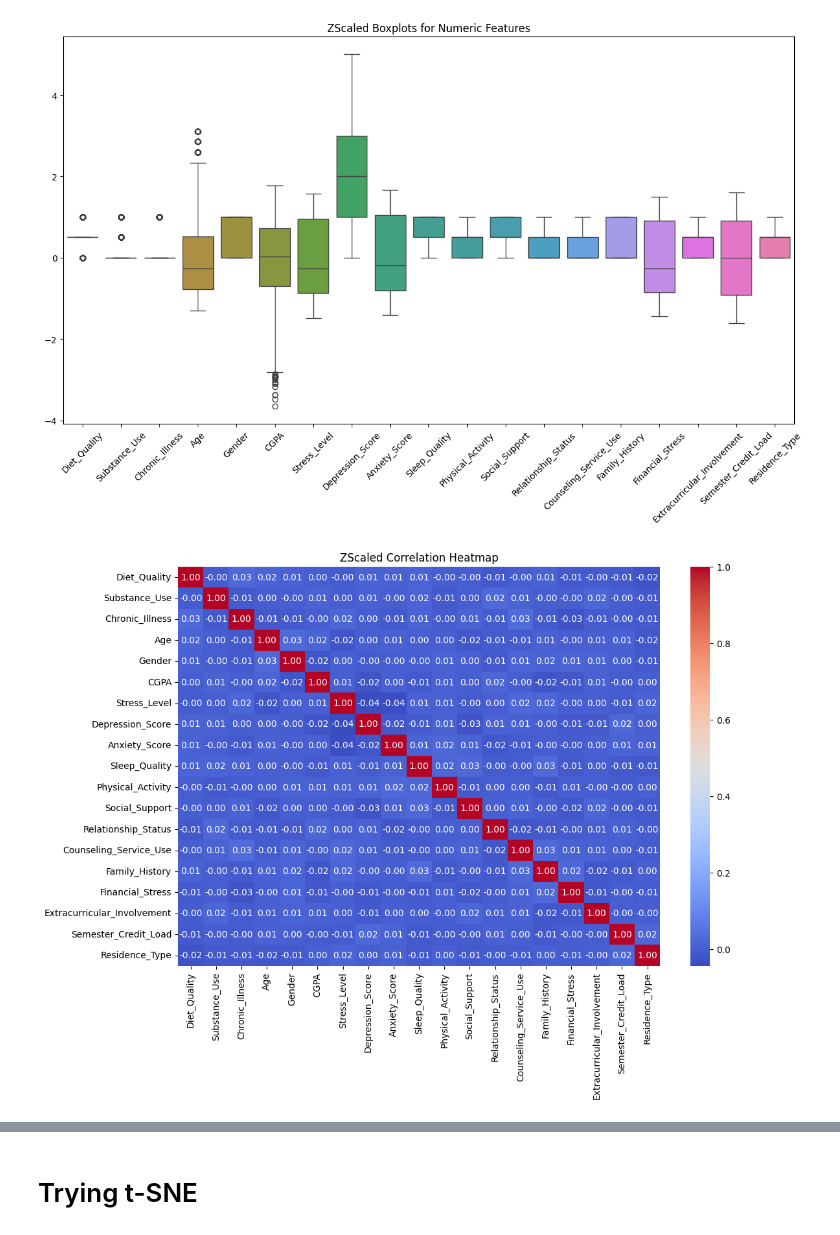
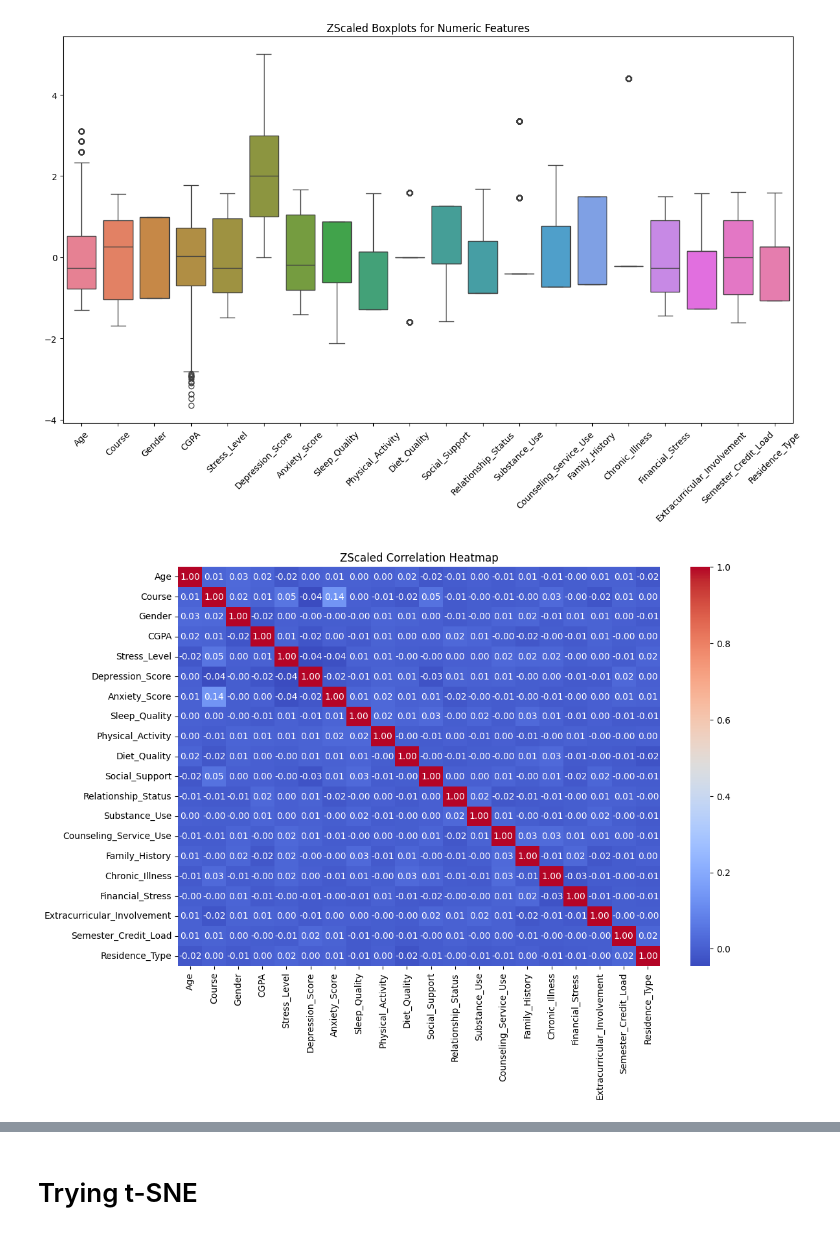
Before and after one commit to ReehalS/student-mental-health-model, a Jupyter notebook: Code/EDA.ipynb, the cells around one changed output, grey strips where cells are left out. Drawn from its saved outputs; the diff is of its cells as text; code cells hidden in the pictures.

```diff
--- a/Code/EDA.ipynb
+++ b/Code/EDA.ipynb
@@ -80,6 +50,10 @@ freq_map = {'Never': 0, 'Occasionally': 0.5, None:None, 'Frequently': 1}
 good_bad_map = {'Good': 1, 'Poor': 0,'Average':0.5}
 relationship_map = {'Married': 1, 'Single': 0, 'In a Relationship':0.5}
 housing_map = {'On-Campus': 0, 'Off-Campus': 0.5, 'With Family': 1}
+
+major_map ={'Engineering': 0, 'Business': 1/5, 'Computer Science': 2/5, 'Medical': 3/5, 'Law': 4/5, 'Others':5/5}
+
+df['Gender'] = df['Gender'].apply(lambda x:  1 if x=='Male' else 0)
 
 for column in mod_low_high:
     df[column] = df[column].map(mod_low_high_mapping)
@@ -95,5 +69,14 @@ for column in good_bad:
 
 df['Relationship_Status'] = df['Relationship_Status'].map(relationship_map)
 df['Residence_Type'] = df['Residence_Type'].map(housing_map)
+df['Course'] = df['Course'].map(major_map)
 
 df = df.dropna()
+
+df.to_csv('../Data/main_df.csv',index=False)
+
+
+for column in df.columns:
+    unique_values = df[column].unique()
+    print(f"Unique values in '{column}':")
+    print(unique_values)
@@ -125,13 +109,14 @@ Unique values in 'Residence_Type':
 from sklearn.preprocessing import MinMaxScaler, StandardScaler
 
 column_names= ['Age', 'CGPA', 'Stress_Level', 'Anxiety_Score', 'Semester_Credit_Load', 'Financial_Stress']
+standard_scaling_col_names =['Course','Diet_Quality', 'Substance_Use', 'Chronic_Illness','Age', 'Gender', 'CGPA', 'Stress_Level', 'Anxiety_Score', 'Sleep_Quality', 'Physical_Activity', 'Social_Support', 'Relationship_Status', 'Counseling_Service_Use', 'Family_History', 'Financial_Stress', 'Extracurricular_Involvement', 'Semester_Credit_Load', 'Residence_Type']
 
 Zscaler = StandardScaler()
 minMaxScaler = MinMaxScaler()
 df_Zscaled = df.copy()
 df_MinMaxScaled= df.copy()
 
-df_Zscaled[column_names] = Zscaler.fit_transform(df[column_names])
+df_Zscaled[standard_scaling_col_names] = Zscaler.fit_transform(df[standard_scaling_col_names])
 df_MinMaxScaled[column_names] = minMaxScaler.fit_transform(df[column_names])
 
 df_Zscaled.hist(bins=20, figsize=(15, 10))
@@ -154,32 +145,31 @@ plt.plot(df['Course'].unique(), df['Course'].value_counts())
 # %%
 all_cols =['Age', 'Course', 'Gender', 'CGPA', 'Stress_Level', 'Depression_Score', 'Anxiety_Score', 'Sleep_Quality', 'Physical_Activity', 'Diet_Quality', 'Social_Support', 'Relationship_Status', 'Substance_Use', 'Counseling_Service_Use', 'Family_History', 'Chronic_Illness', 'Financial_Stress', 'Extracurricular_Involvement', 'Semester_Credit_Load', 'Residence_Type']
-cols_to_graph =['Diet_Quality', 'Substance_Use', 'Chronic_Illness','Age', 'Gender', 'CGPA', 'Stress_Level', 'Depression_Score', 'Anxiety_Score', 'Sleep_Quality', 'Physical_Activity', 'Social_Support', 'Relationship_Status', 'Counseling_Service_Use', 'Family_History', 'Financial_Stress', 'Extracurricular_Involvement', 'Semester_Credit_Load', 'Residence_Type']
 
 # Z_Scaled
 plt.figure(figsize=(15, 8))
-sns.boxplot(data=df_Zscaled[cols_to_graph])
+sns.boxplot(data=df_Zscaled[all_cols])
 plt.title('ZScaled Boxplots for Numeric Features')
 plt.xticks(rotation=45)
 plt.show()
 
 plt.figure(figsize=(12, 8))
-correlation_matrix = df_Zscaled[cols_to_graph].corr()
+correlation_matrix = df_Zscaled[all_cols].corr()
 sns.heatmap(correlation_matrix, annot=True, cmap='coolwarm', fmt=".2f")
 plt.title('ZScaled Correlation Heatmap')
 plt.show()
 
 # MinMax
 plt.figure(figsize=(15, 8))
-sns.boxplot(data=df_MinMaxScaled[cols_to_graph])
+sns.boxplot(data=df_MinMaxScaled[all_cols])
 plt.title('MinMax Boxplots for Numeric Features')
 plt.xticks(rotation=45)
 plt.show()
 
 plt.figure(figsize=(12, 8))
-correlation_matrix = df_MinMaxScaled[cols_to_graph].corr()
+correlation_matrix = df_MinMaxScaled[all_cols].corr()
 sns.heatmap(correlation_matrix, annot=True, cmap='coolwarm', fmt=".2f")
 plt.title('MinMax Correlation Heatmap')
 plt.show()
 # %% [output]
-[figure, old version]
+[figure, new version]
-[figure, old version]
+[figure, new version]
```
Also changed, not shown: parts of 21 cells of this notebook, 3 other files.
